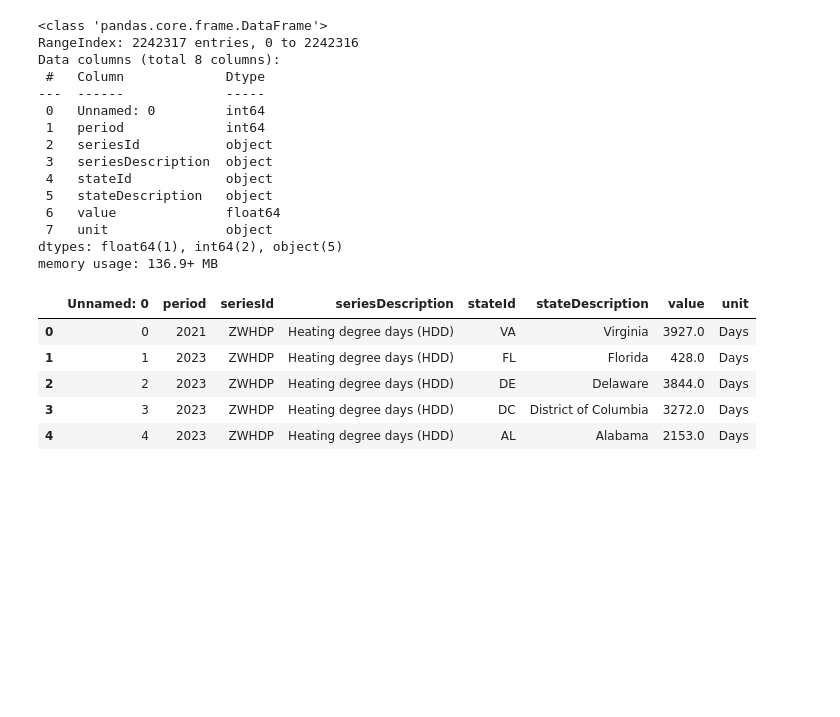
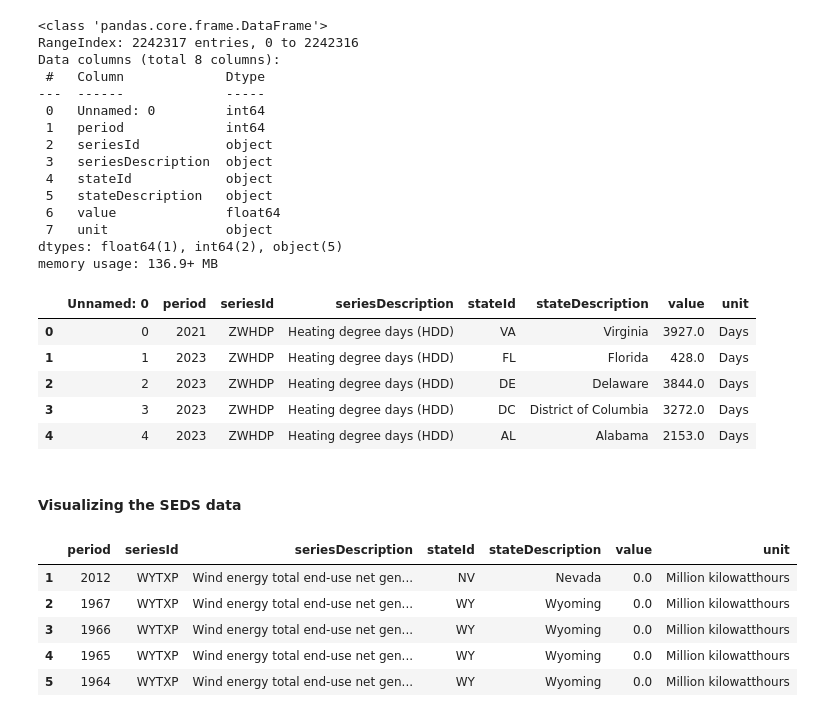
Before and after one commit to mcarbajal2/IFI8420-Assignments, a Jupyter notebook: Final Project/final_project.ipynb, the cells around one changed output. Cells and saved outputs as stored; diff of their text form; code cells hidden in the pictures; blank space fills up the shorter version.

```diff
--- a/Final Project/final_project.ipynb
+++ b/Final Project/final_project.ipynb
@@ -70,3 +72,5 @@ EIA_raw_df.head()
 | 2 | 2 | 2023 | ZWHDP | Heating degree days (HDD) | DE | Delaware | 3844.0 | Days |
 | 3 | 3 | 2023 | ZWHDP | Heating degree days (HDD) | DC | District of Columbia | 3272.0 | Days |
 | 4 | 4 | 2023 | ZWHDP | Heating degree days (HDD) | AL | Alabama | 2153.0 | Days |
+# %% [markdown]
+#### Visualizing the SEDS data
@@ -72,0 +85,12 @@ EIA_raw_df.head()
+# %%
+EIA_renewable = EIA_renewable.drop(columns=['Unnamed: 0'])
+EIA_renewable.reset_index(drop=True, inplace=True)
+EIA_renewable.index = EIA_renewable.index + 1
+EIA_renewable.head()
+# %% [output]
+|  | period | seriesId | seriesDescription | stateId | stateDescription | value | unit |
+| 1 | 2012 | WYTXP | Wind energy total end-use net gen... | NV | Nevada | 0.0 | Million kilowatthours |
+| 2 | 1967 | WYTXP | Wind energy total end-use net gen... | WY | Wyoming | 0.0 | Million kilowatthours |
+| 3 | 1966 | WYTXP | Wind energy total end-use net gen... | WY | Wyoming | 0.0 | Million kilowatthours |
+| 4 | 1965 | WYTXP | Wind energy total end-use net gen... | WY | Wyoming | 0.0 | Million kilowatthours |
+| 5 | 1964 | WYTXP | Wind energy total end-use net gen... | WY | Wyoming | 0.0 | Million kilowatthours |
```
Also changed, not shown: parts of 9 cells of this notebook.
